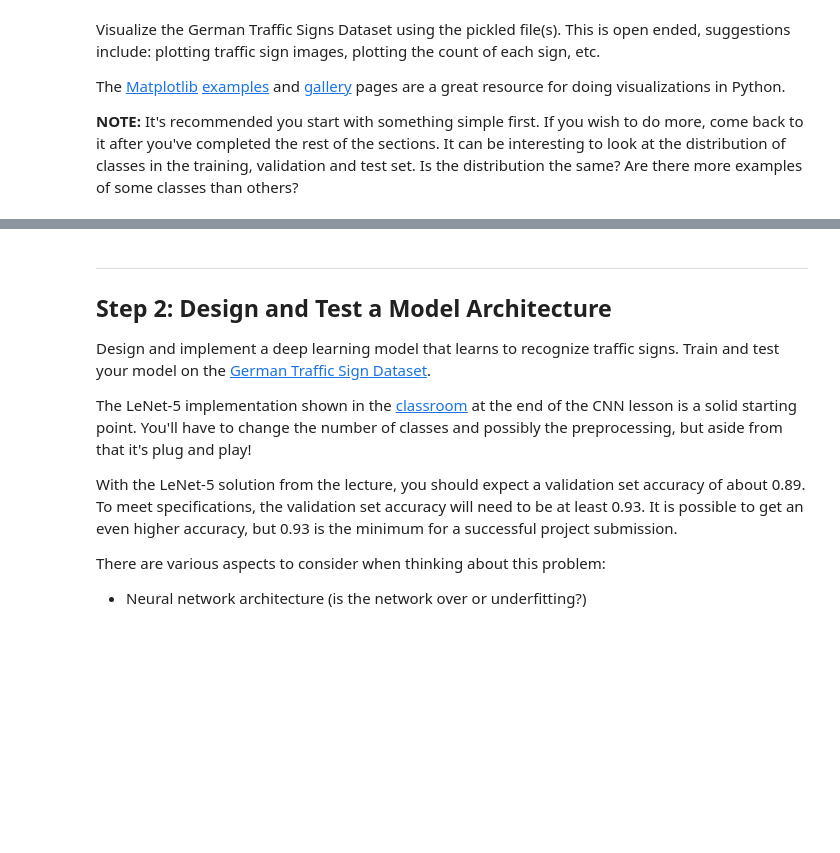
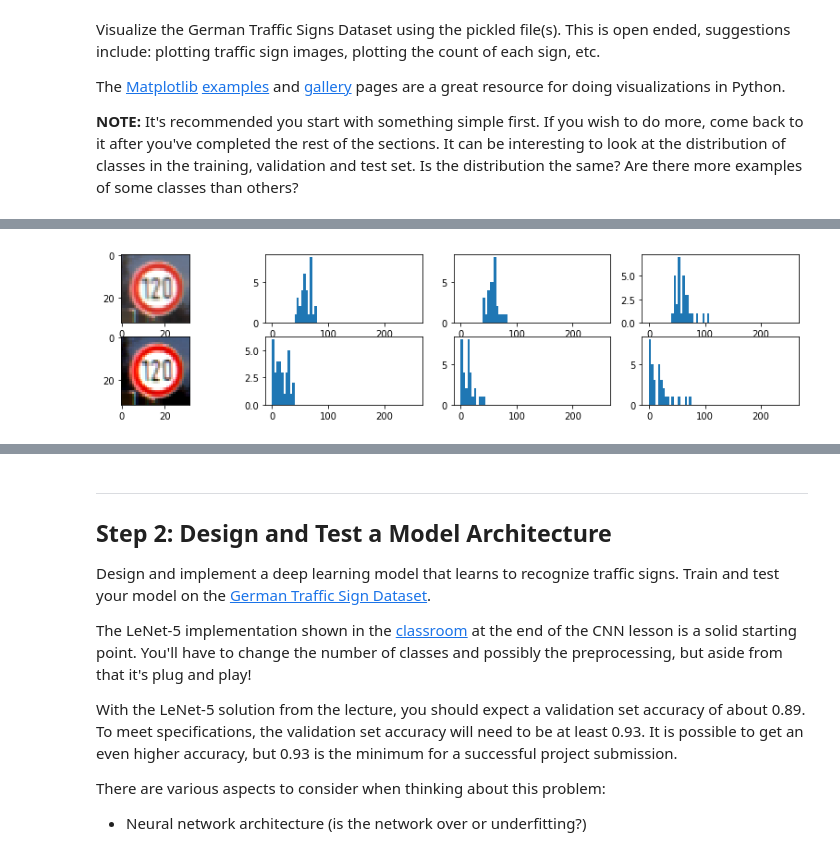
Before and after one commit to stefancyliax/CarND-Traffic-Sign-Classifier-Project, a Jupyter notebook: Traffic_Sign_Classifier.ipynb, the cells around one changed output, grey strips where cells are left out. Cells and saved outputs as stored; diff of their text form; code cells hidden in the pictures; blank space fills up the shorter version.

```diff
--- a/Traffic_Sign_Classifier.ipynb
+++ b/Traffic_Sign_Classifier.ipynb
@@ -128,0 +112,79 @@ def contrast(image):
+# %%
+#l = X_train[1][:,:,:].copy()
+
+#print(l[1,:])
+#print(l.max())
+#print(l.min())
+
+#print(l.shape[2])
+#print(((l-l.min())/(l.max()-l.min()))-0.5)
+
+##old for removal
+from skimage import exposure
+
+def contrast2(image):
+    x_min = image.min()
+    x_max = image.max()
+    #x_max = 84
+    x_min, x_max = np.percentile(image, (5, 95))
+    print('max: ', x_max, ' min: ', x_min)
+    image2 = image.copy()
+    for z in range(image.shape[2]):
+        image2[:,:,z] = ((image[:,:,z] - x_min)/(x_max - x_min))
+        #print(np.histogram(image2[:,:,z], bins=8))
+        #print(image2[:,:,z].max())
+        #image2[:,:,z] = [[min(pixel, 1) for pixel in row] for row in image2[:,:,z]]
+        #print(np.histogram(image2[:,:,z], bins=8))
+        #print(image2.max())
+        #hi_img[:,:] = [[max(pixel - 120, 0) if pixel < 230 else pixel for pixel in row] for row in hi_img[:,:]]
+    return image2
+
+def contrast(img):
+    img_rescale = img.copy()
+    p2, p98 = np.percentile(img, (10, 90))
+    img_rescale = exposure.rescale_intensity(img, in_range=(p2, p98))
+
+
+    return img_rescale
+
+def test_contrast(image):
+    %matplotlib inline
+    plt.figure(figsize=(14,3))
+
+    plt.subplot(241)
+    plt.imshow(image, cmap="gray")
+    plt.subplot(242)
+    plt.hist(image[:,0,0],bins=64, range=[0,255])
+    plt.subplot(243)
+    plt.hist(image[:,0,1],bins=64, range=[0,255])
+    plt.subplot(244)
+    plt.hist(image[:,0,2],bins=64, range=[0,255])
+
+    image2 = contrast(image)
+    plt.subplot(245)
+    plt.imshow(image2, cmap="gray")
+    plt.subplot(246)
+    plt.hist(image2[:,0,0], bins=64, range=[0,255])
+    plt.subplot(247)
+    plt.hist(image2[:,0,1],bins=64, range=[0,255])
+    plt.subplot(248)
+    plt.hist(image2[:,0,2],bins=64, range=[0,255])
+
+    plt.show()
+    return
+
+#for n in range(1):
+
+offset = 17091
+for n in range(10):
+
+    print(n*500+offset)
+    test_contrast(X_train[offset+n*500])
+
+#particular hard images:
+test_contrast(X_train[9240])
+test_contrast(X_train[10740])
+test_contrast(X_train[28040])
+test_contrast(X_train[17500])
+#19051
+# %% [output]
@@ -128,0 +192 @@ def contrast(image):
+[figure, added]
```
Also changed, not shown: parts of 5 cells of this notebook.
